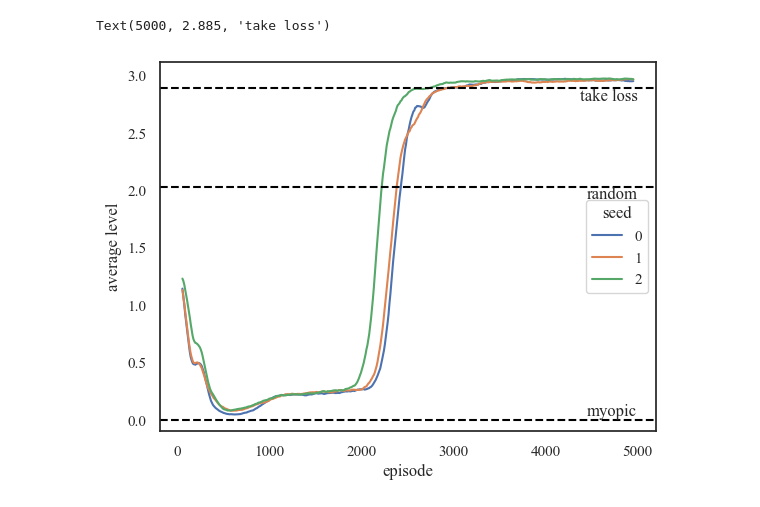
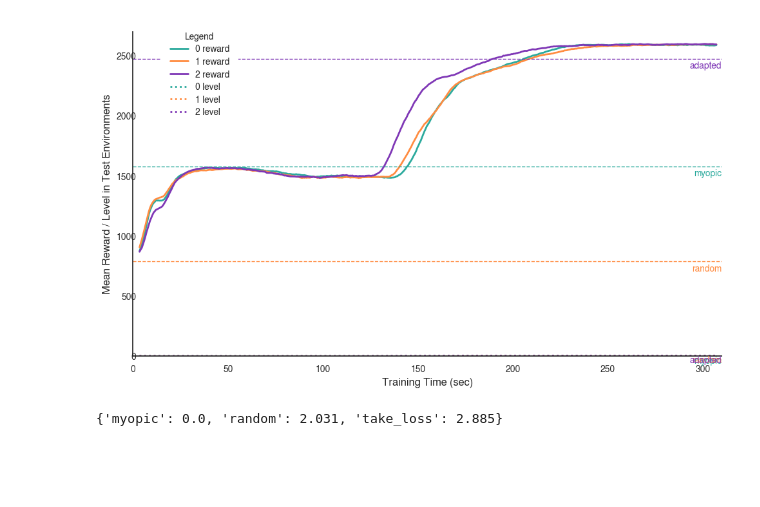
Before and after one commit to LBrinkmann/reward-network-iii, a Jupyter notebook: analysis/algorithm.ipynb, the cells around one changed output. Cells and saved outputs as stored; diff of their text form; code cells hidden in the pictures; blank space fills up the shorter version.

```diff
--- a/analysis/algorithm.ipynb
+++ b/analysis/algorithm.ipynb
@@ -108,11 +145,0 @@ plt.savefig(pdf_filename, bbox_inches='tight', pad_inches=0.1)
-# %%
-sns.lineplot(data=df, x="episode", y="average level", hue="seed")
-plt.axhline(ref_max_level['myopic'], ls='--', label='myopic', color='black')
-plt.text(5000, ref_max_level['myopic'], 'myopic', ha='right', va='bottom')
-plt.axhline(ref_max_level['random'], ls='--', label='random', color='black')
-plt.text(5000, ref_max_level['random'], 'random', ha='right', va='top')
-plt.axhline(ref_max_level['take_loss'], ls='--', label='take loss', color='black')
-plt.text(5000, ref_max_level['take_loss'], 'take loss', ha='right', va='top')
-# %% [output]
-Text(5000, 2.885, 'take loss')
-[figure, removed]
@@ -121,0 +146,8 @@ Text(5000, 2.885, 'take loss')
+# %%
+i
+# %% [output]
+[figure, added]
+# %%
+ref_max_level
+# %% [output]
+{'myopic': 0.0, 'random': 2.031, 'take_loss': 2.885}
```
Also changed, not shown: parts of 5 cells of this notebook, 4 other files.
